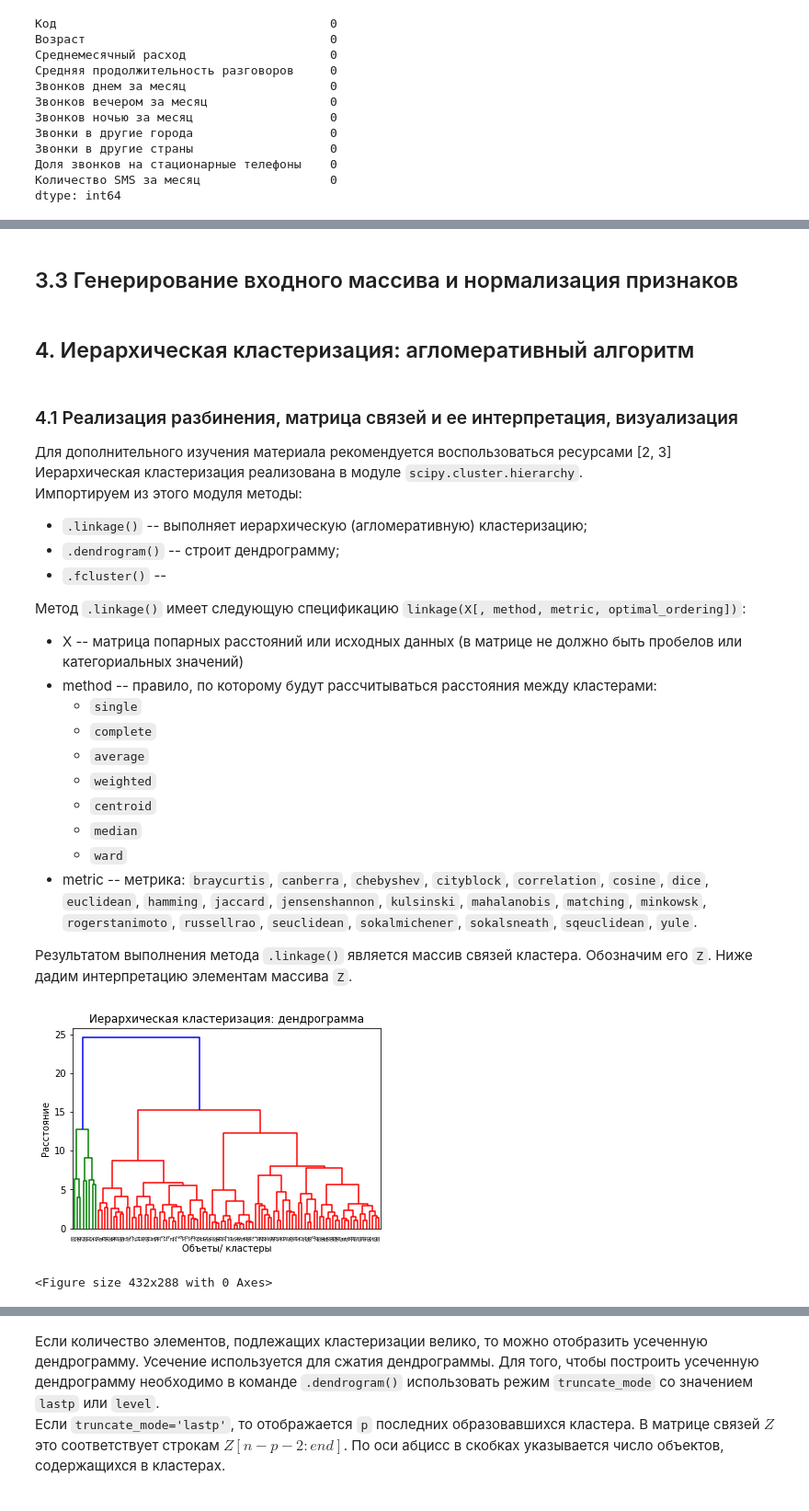
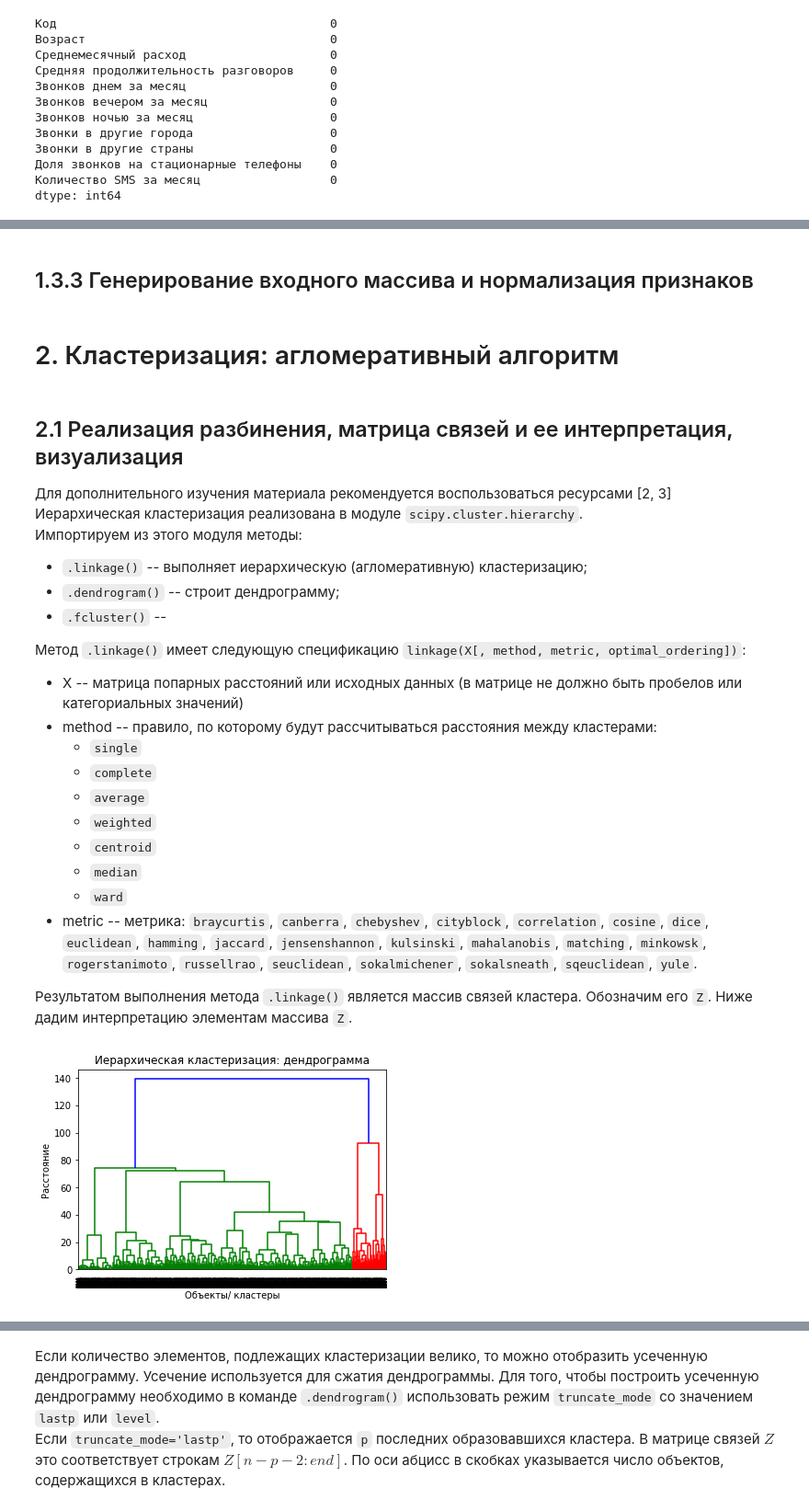
Before and after one commit to stroevsp/machine_learning_with_python, a Jupyter notebook: hierarchical_clustering.ipynb, the cells around one changed output, grey strips where cells are left out. Shown at 92% size. Cells and saved outputs as stored; diff of their text form; code cells hidden in the pictures.

```diff
--- a/hierarchical_clustering.ipynb
+++ b/hierarchical_clustering.ipynb
@@ -28,5 +28,5 @@
 # %%
 import pandas as pd
 pd.set_option('display.precision',3)
-df=pd.read_table('mobile.txt', encoding='1251', sep='\t', nrows=100)
+df=pd.read_table('mobile.txt', encoding='1251', sep='\t', nrows=4000)
 # %% [markdown]
@@ -140,15 +124,15 @@ memory usage: 8.7 KB
 # %% [markdown]
-## 3.3 Генерирование входного массива и нормализация признаков
+## 1.3.3 Генерирование входного массива и нормализация признаков
 # %%
-X=df.iloc[:,:].values
-X=(X-X.mean(axis=0))/X.std(axis=0)
+X=df.iloc[:,1:].values #копирование значений датафрейма без наблюдения "Код"
+X=(X-X.mean(axis=0))/X.std(axis=0) #стандартизация данных
 #print(X.mean(axis=0)) #просмотр массива выборочных средних -- они должны быть равны 0
 #print(X.std(axis=0)) # просмотр массива стандартных отклонений --- они должны быть равными 1
 #print(X) # просмотр входного массива --- аккуратные данные!!!!
 # %% [markdown]
-## 4. Иерархическая кластеризация: агломеративный алгоритм
+# 2. Кластеризация: агломеративный алгоритм
 # %% [markdown]
-### 4.1 Реализация разбинения, матрица связей и ее интерпретация, визуализация
+## 2.1 Реализация разбинения, матрица связей и ее интерпретация, визуализация
 
 Для дополнительного изучения материала рекомендуется воспользоваться ресурсами [2, 3]
 Иерархическая кластеризация реализована в модуле `scipy.cluster.hierarchy`.
@@ -176,12 +160,12 @@ import matplotlib.pyplot as plt
 import numpy as np
 # %%
 Z = linkage(X, method='ward')
+plt.figure()
 plt.title('Иерархическая кластеризация: дендрограмма')
-plt.xlabel('Объеты/ кластеры')
+plt.xlabel('Объекты/ кластеры')
 plt.ylabel('Расстояние')
 dendrogram(Z) #рекомендуется посмотреть и другие параметры этого метода
+plt.savefig('dendrogramma.png', dpi = 300) #сохранить рисунок
 plt.show() #отобразить дендрограмму
-plt.savefig('1.png', dpi = 300) #сохранить рисунок
 # %% [output]
-[figure, old version]
+[figure, new version]
-<Figure size 432x288 with 0 Axes>
```
Also changed, not shown: parts of 59 cells of this notebook, 4 other files.
